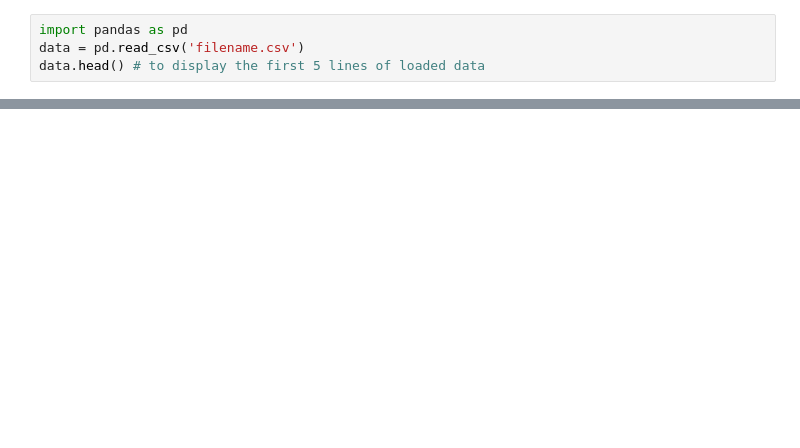
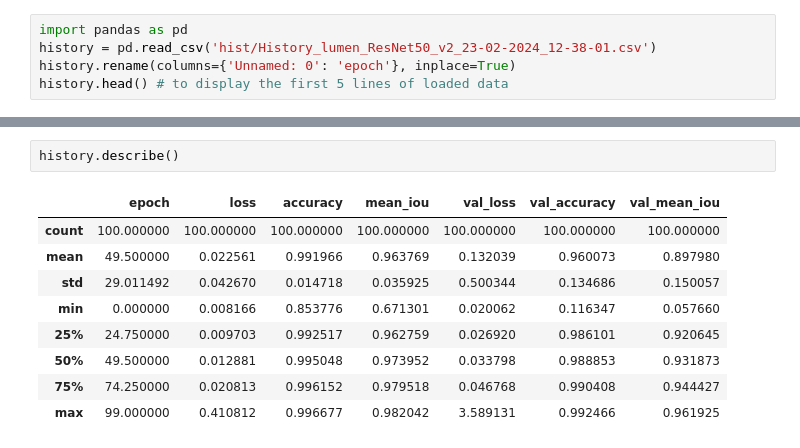
Before and after one commit to PinkSoft/SGGS_ML, a Jupyter notebook: History_Analyse.ipynb, the cells around one changed output, grey strips where cells are left out. Cells and saved outputs as stored; diff of their text form; blank space fills up the shorter version.

Commit message:
History Analyse

```diff
--- a/History_Analyse.ipynb
+++ b/History_Analyse.ipynb
@@ -7,4 +7,5 @@ import seaborn as sns
 # %%
 import pandas as pd
-data = pd.read_csv('filename.csv')
-data.head() # to display the first 5 lines of loaded data
+history = pd.read_csv('hist/History_lumen_ResNet50_v2_23-02-2024_12-38-01.csv')
+history.rename(columns={'Unnamed: 0': 'epoch'}, inplace=True)
+history.head() # to display the first 5 lines of loaded data
@@ -10,0 +19,12 @@ data.head() # to display the first 5 lines of loaded data
+# %%
+history.describe()
+# %% [output]
+|  | epoch | loss | accuracy | mean_iou | val_loss | val_accuracy | val_mean_iou |
+| count | 100.000000 | 100.000000 | 100.000000 | 100.000000 | 100.000000 | 100.000000 | 100.000000 |
+| mean | 49.500000 | 0.022561 | 0.991966 | 0.963769 | 0.132039 | 0.960073 | 0.897980 |
+| std | 29.011492 | 0.042670 | 0.014718 | 0.035925 | 0.500344 | 0.134686 | 0.150057 |
+| min | 0.000000 | 0.008166 | 0.853776 | 0.671301 | 0.020062 | 0.116347 | 0.057660 |
+| 25% | 24.750000 | 0.009703 | 0.992517 | 0.962759 | 0.026920 | 0.986101 | 0.920645 |
+| 50% | 49.500000 | 0.012881 | 0.995048 | 0.973952 | 0.033798 | 0.988853 | 0.931873 |
+| 75% | 74.250000 | 0.020813 | 0.996152 | 0.979518 | 0.046768 | 0.990408 | 0.944427 |
+| max | 99.000000 | 0.410812 | 0.996677 | 0.982042 | 3.589131 | 0.992466 | 0.961925 |
```
Also changed, not shown: parts of 3 cells of this notebook, 4 other files.
